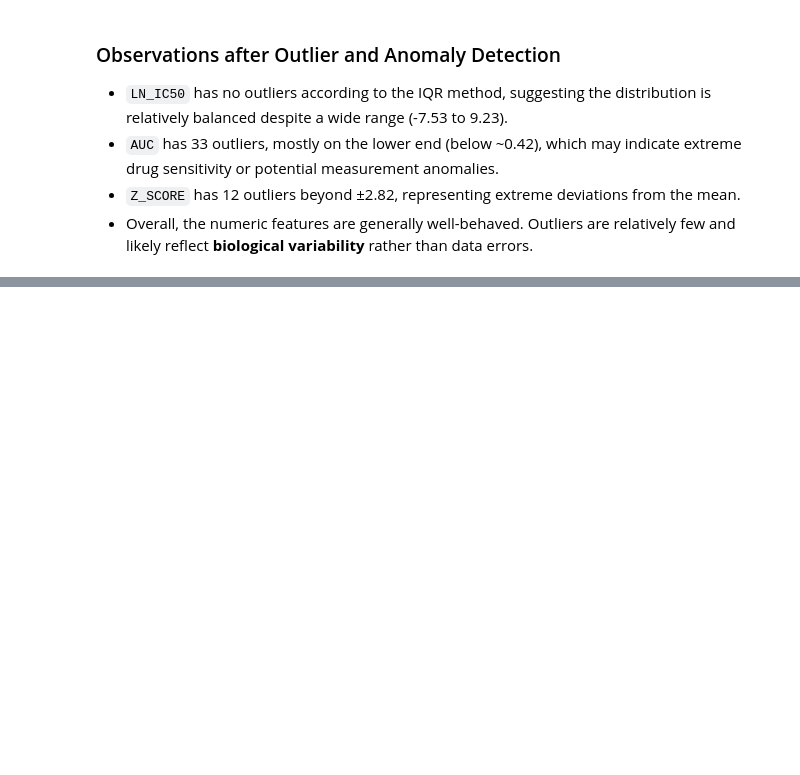
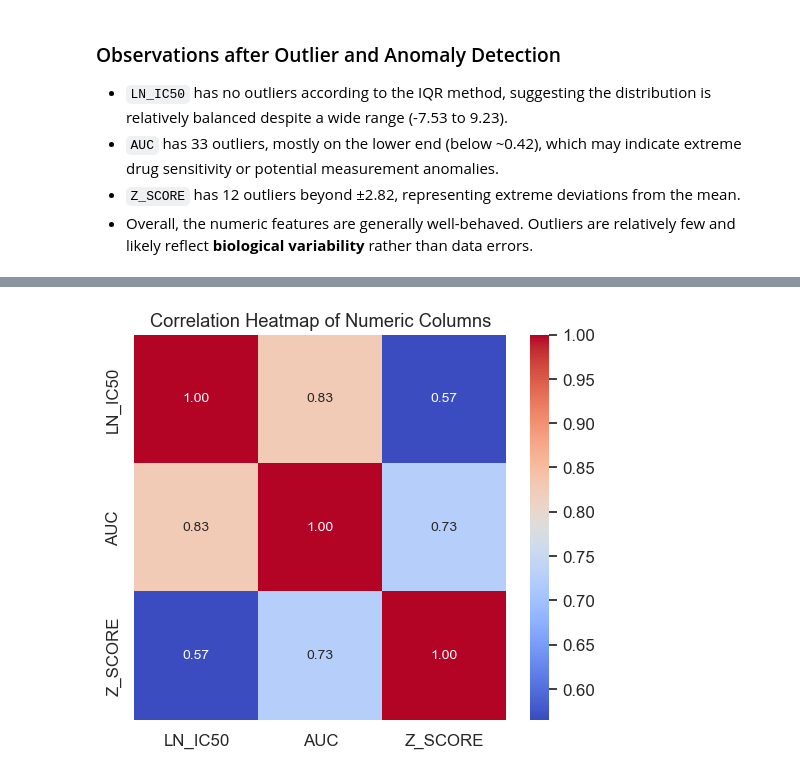
Before and after one commit to razzouka/Genomics-of-Drug-Sensitivity-in-Cancer-GDSC-, a Jupyter notebook: notebooks/EDA.ipynb, the cells around one changed output, grey strips where cells are left out. Saved outputs shown, nothing was run; the diff lists cells and outputs as text; code cells hidden in the pictures; blank space fills up the shorter version.

```diff
--- a/notebooks/EDA.ipynb
+++ b/notebooks/EDA.ipynb
@@ -224,0 +310,10 @@ Number of outliers: 12
+# %%
+numeric_cols = ['LN_IC50', 'AUC', 'Z_SCORE']
+corr = df[numeric_cols].corr()
+
+plt.figure(figsize=(6,5))
+sns.heatmap(corr, annot=True, cmap='coolwarm', fmt=".2f")
+plt.title("Correlation Heatmap of Numeric Columns")
+plt.show()
+# %% [output]
+[figure, added]
```
Also changed, not shown: parts of 25 cells of this notebook.
